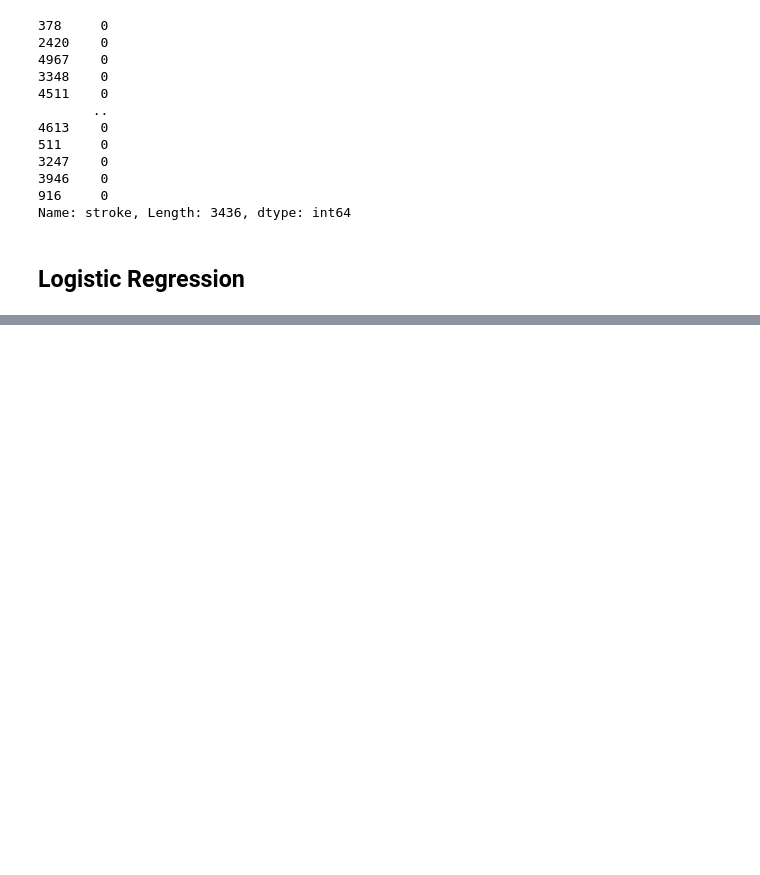
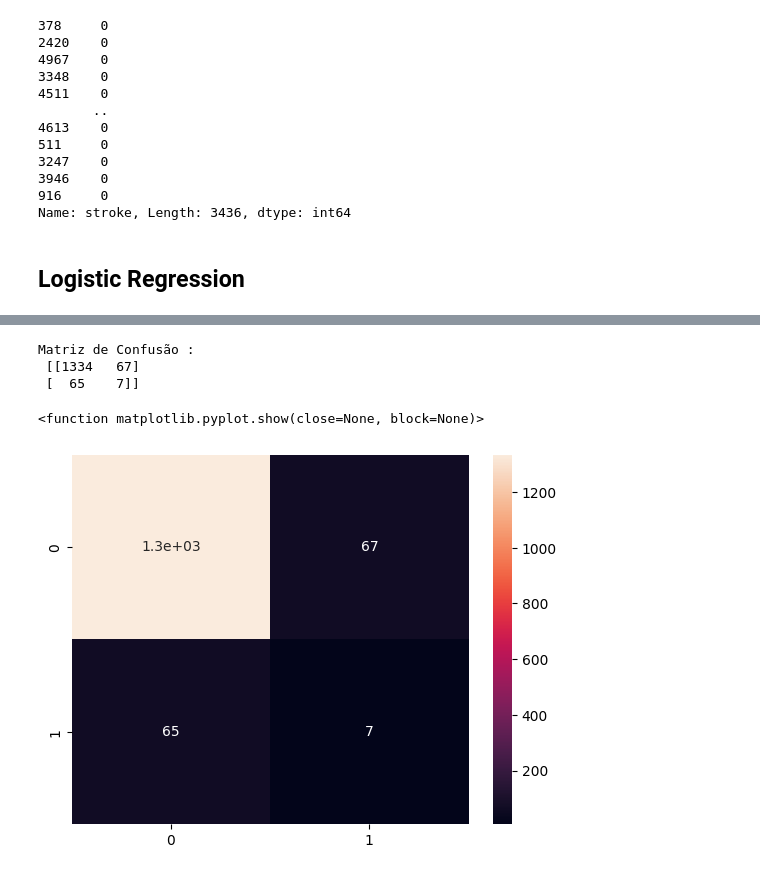
Before and after one commit to Leo-alves2/Acidente_Vascular-Cerebral, a Jupyter notebook: Analise.ipynb, the cells around one changed output, grey strips where cells are left out. Saved outputs shown, nothing was run; the diff lists cells and outputs as text; code cells hidden in the pictures; blank space fills up the shorter version.

```diff
--- a/Analise.ipynb
+++ b/Analise.ipynb
@@ -961,0 +994,5 @@ Name: stroke, Length: 3436, dtype: int64
+# %%
+from sklearn.tree import DecisionTreeClassifier
+
+classifier = DecisionTreeClassifier(criterion= 'entropy', random_state= 0)
+classifier.fit(x_train, y_train)
@@ -961,0 +1001,4 @@ Name: stroke, Length: 3436, dtype: int64
+# %%
+y_pred = classifier.predict(x_test)
+
+print(f'A previsão é: {y_pred}')
@@ -961,0 +1091,16 @@ Name: stroke, Length: 3436, dtype: int64
+# %%
+from sklearn.metrics import confusion_matrix
+
+cm = confusion_matrix(y_test, y_pred)
+# %%
+print('Matriz de Confusão : \n',cm)
+# %% [output]
+Matriz de Confusão :
+ [[1334   67]
+ [  65    7]]
+# %%
+sns.heatmap(cm, annot = True)
+plt.show
+# %% [output]
+<function matplotlib.pyplot.show(close=None, block=None)>
+[figure, added]
```
Also changed, not shown: parts of 16 cells of this notebook.
